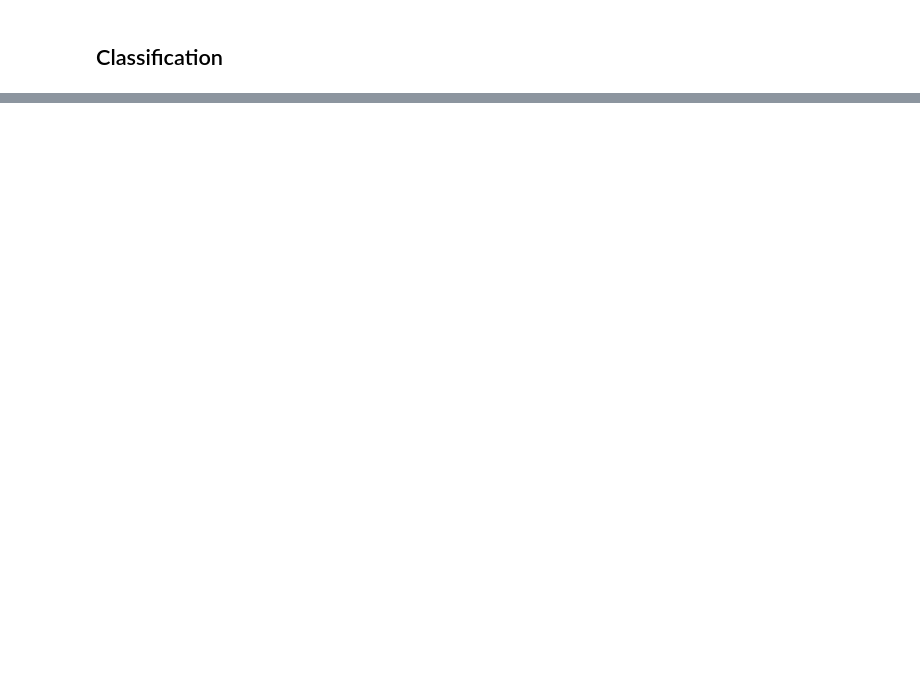
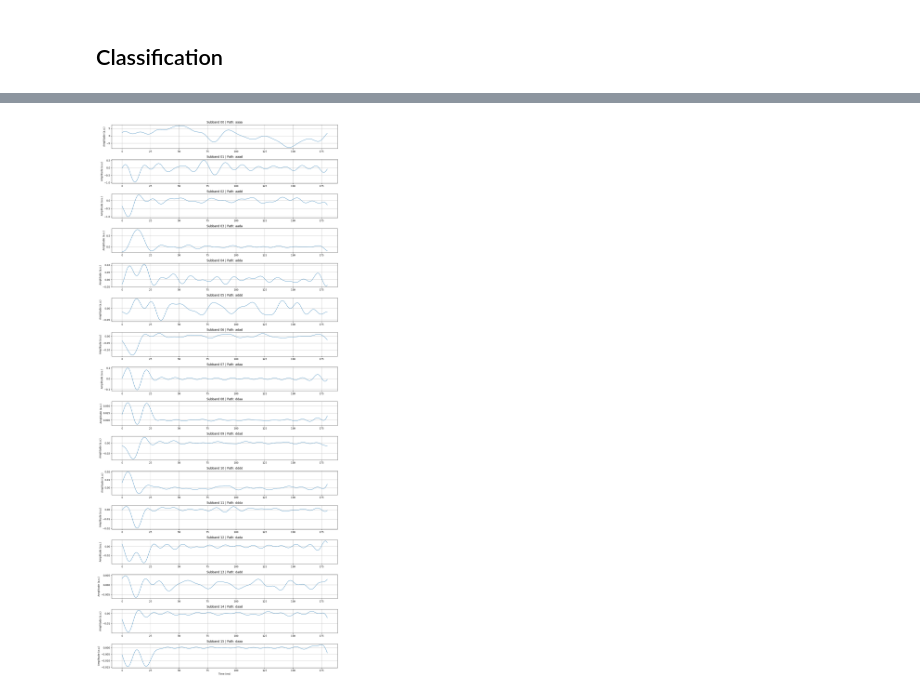
Before and after one commit to lillikiessling/VEP_Classifier, a Jupyter notebook: MultiBranchCNN_withattention.ipynb, the cells around one changed output, grey strips where cells are left out. Saved outputs shown, nothing was run; the diff lists cells and outputs as text; code cells hidden in the pictures; blank space fills up the shorter version.

```diff
--- a/MultiBranchCNN_withattention.ipynb
+++ b/MultiBranchCNN_withattention.ipynb
@@ -281,0 +729,49 @@ Summary saved to: results/MultiBranchCNN_average_classification_results.csv
+# %%
+from scipy.signal import resample
+
+def plot_wpd_subbands(signal, wavelet='db4', level=4, sampling_rate=1000, resample_to_original=True):
+    """
+    Decomposes the signal using WPD and plots reconstructed waveforms of each subband.
+    Automatically aligns lengths for plotting.
+
+    Args:
+        signal: 1D numpy array (raw signal)
+        wavelet: str, wavelet name (e.g., 'db4')
+        level: int, decomposition level
+        sampling_rate: float, in Hz
+        resample_to_original: bool, whether to resample each subband to signal length
+    """
+    wp = pywt.WaveletPacket(data=signal, wavelet=wavelet, mode='symmetric', maxlevel=level)
+    nodes = wp.get_level(level, order='freq')
+    n_bands = len(nodes)
+
+    time_full = np.arange(len(signal)) / sampling_rate * 1000  # ms
+
+    plt.figure(figsize=(14, 2 * n_bands))
+    for i, node in enumerate(nodes):
+        subband_sig = node.reconstruct(update=False)
+
+        # Resample each subband to match original signal length (for aligned plotting)
+        if resample_to_original:
+            subband_sig = resample(subband_sig, len(signal))
+            time_vector = time_full
+        else:
+            time_vector = np.arange(len(subband_sig)) / sampling_rate * 1000
+
+        plt.subplot(n_bands, 1, i + 1)
+        plt.plot(time_vector, subband_sig, linewidth=1)
+        plt.title(f"Subband {i:02d} | Path: {node.path}")
+        plt.ylabel("Amplitude (a.u.)")
+        if i == n_bands - 1:
+            plt.xlabel("Time (ms)")
+        plt.grid(True)
+
+    plt.tight_layout()
+    plt.show()
+
+# Example usage of plot_wpd_subbands
+example_idx = np.where(y == label_encoder['BC_Only'])[0][0]
+_, raw_signal = load_vep_csv(sampled_BC[0], t_min=5, t_max=100)
+plot_wpd_subbands(raw_signal, wavelet='db4', level=4, sampling_rate=2000)
+# %% [output]
+[figure, added]
```
Also changed, not shown: parts of 13 cells of this notebook, 12 other files.
